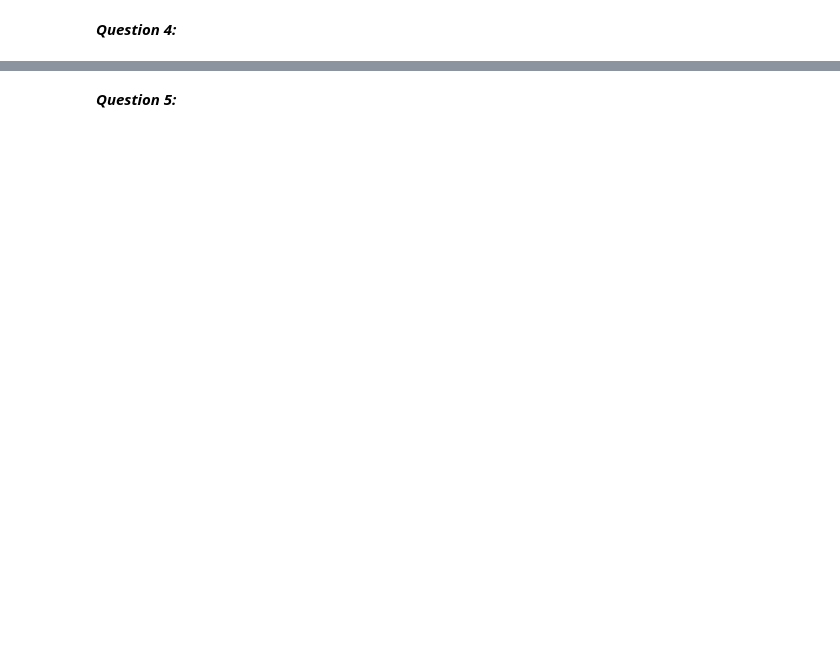
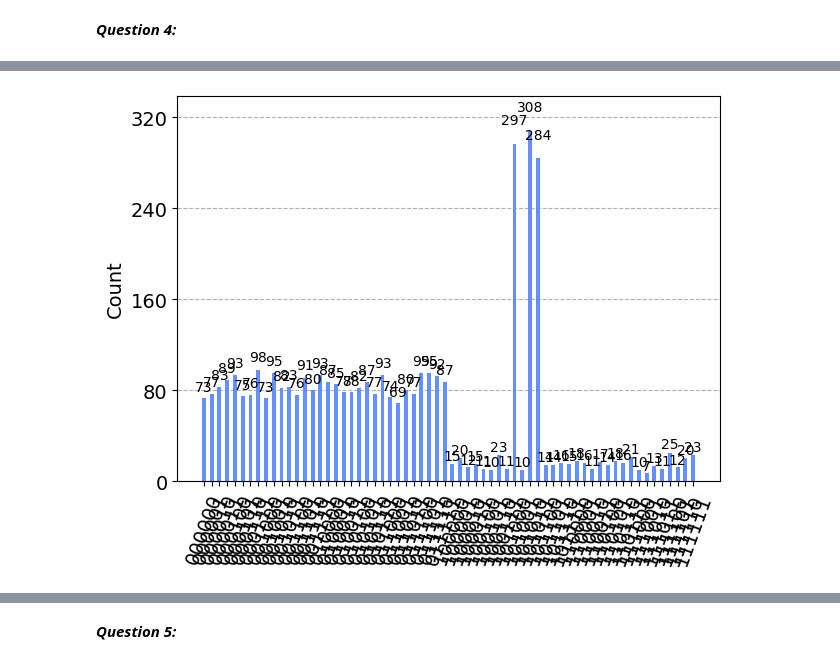
Before and after one commit to justadude12/QCProj2024, a Jupyter notebook: proj.ipynb, the cells around one changed output, grey strips where cells are left out. Saved outputs shown, nothing was run; the diff lists cells and outputs as text; code cells hidden in the pictures; blank space fills up the shorter version.

```diff
--- a/proj.ipynb
+++ b/proj.ipynb
@@ -217,0 +313,4 @@ We are seeking for a circuite that translates (1 - |0...0><0...0|)|q1>...|qn> wi
+# %%
+plot_histogram(counts[4])
+# %% [output]
+[figure, added]
```
Also changed, not shown: parts of 20 cells of this notebook, 1 other file.
